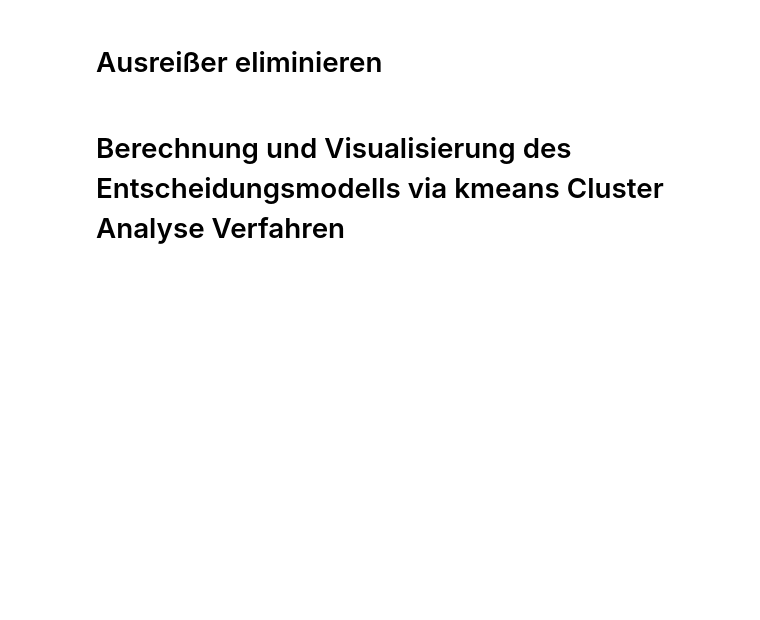
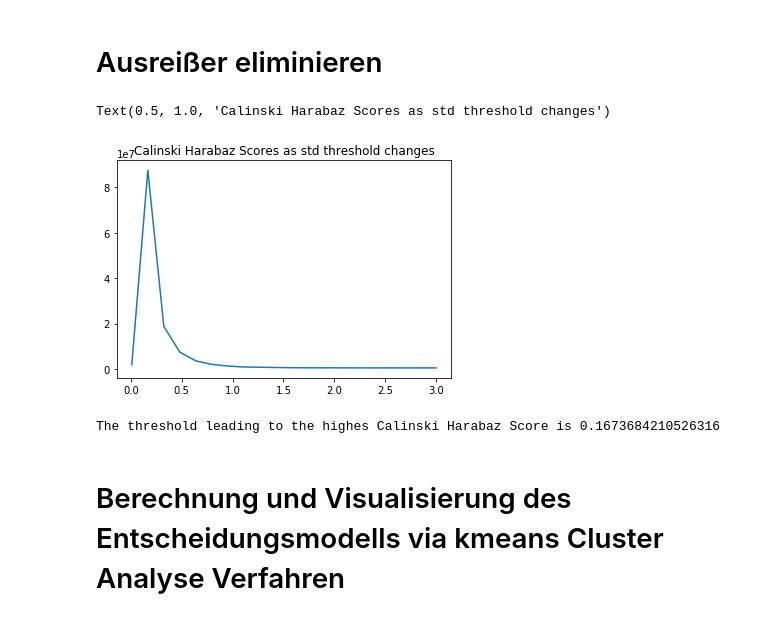
Before and after one commit to mgsgde/ethcluster, a Jupyter notebook: main.ipynb, the cells around one changed output. Drawn from its saved outputs; the diff is of its cells as text; code cells hidden in the pictures; blank space fills up the shorter version.

```diff
--- a/main.ipynb
+++ b/main.ipynb
@@ -131,4 +131,46 @@ Based on calinski_harabasz_score the number of clusters should be 22
 # %% [markdown]
 # Ausreißer eliminieren
+# %%
+def remove_outliers(results, cl, threshold):
+    '''
+    returns subset of results, and associated labels as a tuple
+    takes results and a fit KMeans cluster object'''
+
+    new_labels = []
+    new_results = []
+
+
+    #code for deciding what clusters to keep
+    for i, center in enumerate(cl.cluster_centers_):
+        within_cluster_results = results[cl.labels_==i]
+        centroid = cl.cluster_centers_[i]
+        #calc std vectors
+        stdev = np.std(within_cluster_results, axis=0)
+
+        keep = np.linalg.norm((centroid - within_cluster_results), axis=1) < threshold*np.linalg.norm(stdev)
+        new_results.append(within_cluster_results[keep])
+        #add labels?
+        new_labels.extend([i for j in range(len(within_cluster_results[keep]))])
+        return np.vstack(new_results), np.array(new_labels)
+# %%
+thresholds = np.linspace(.01,3, 20)
+from sklearn.metrics import calinski_harabaz_score as ch_score
+
+test = [remove_outliers(featureValuesStandardisedAndTransformed, kmeans,t) for t in thresholds]
+
+scores= []
+for (res, labels) in test:
+    scores.append(metrics.calinski_harabasz_score(res, labels))
+# %%
+plt.plot(thresholds, scores)
+plt.title('Calinski Harabaz Scores as std threshold changes')
+# %% [output]
+Text(0.5, 1.0, 'Calinski Harabaz Scores as std threshold changes')
+[figure, added]
+# %%
+optimalThreshold = thresholds[np.argmax(scores)]
+print("The threshold leading to the highes Calinski Harabaz Score is", optimalThreshold)
+# %% [output]
+The threshold leading to the highes Calinski Harabaz Score is 0.1673684210526316
 # %% [markdown]
 # Berechnung und Visualisierung des Entscheidungsmodells via kmeans Cluster Analyse Verfahren
```
Also changed, not shown: parts of 22 cells of this notebook, 1 other file.
